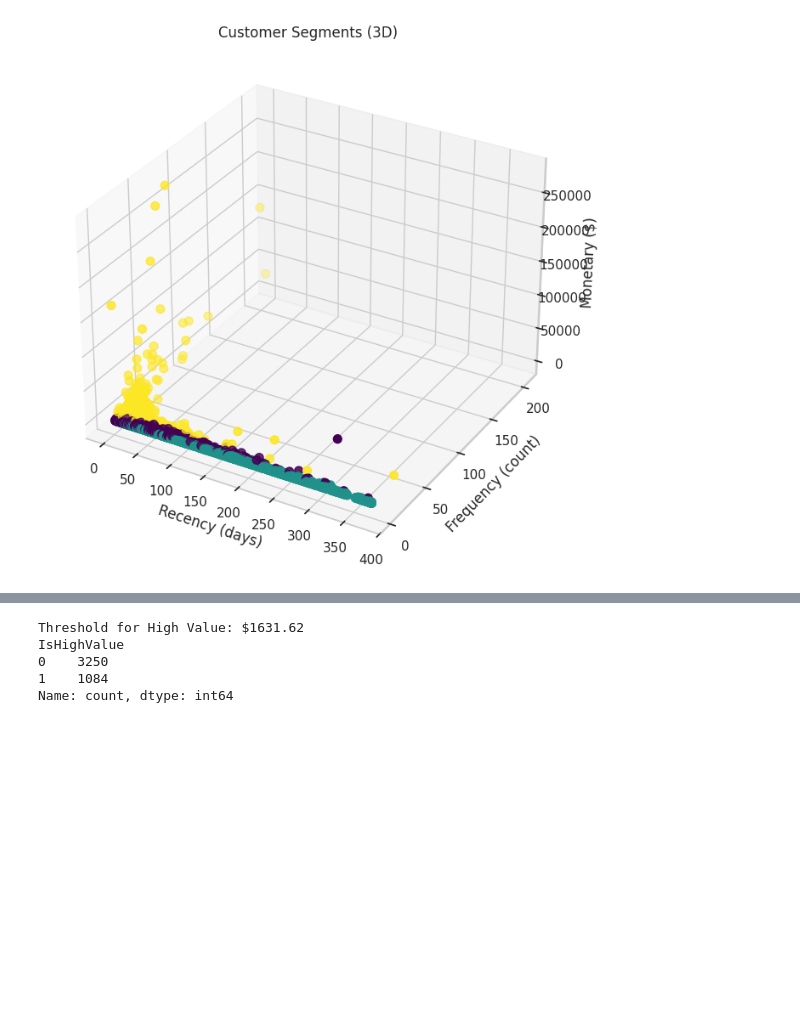
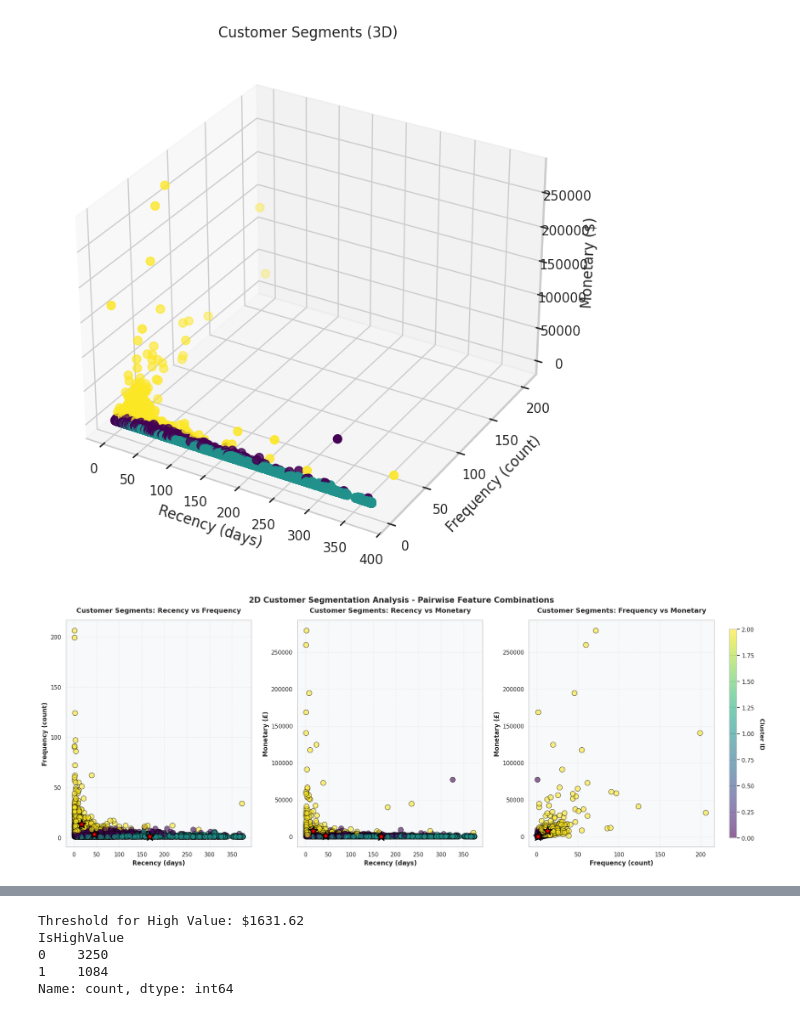
Before and after one commit to arshaimran/Inventory-Optimisation-and-Customer-Segmentation, a Jupyter notebook: DMproject.ipynb, the cells around one changed output, grey strips where cells are left out. Saved outputs shown, nothing was run; the diff lists cells and outputs as text; code cells hidden in the pictures; blank space fills up the shorter version.

Commit message:
Updated project, improved coherence, enhanced visualisations

```diff
--- a/DMproject.ipynb
+++ b/DMproject.ipynb
@@ -311,3 +661,86 @@ plt.title('Customer Segments (3D)')
 plt.show()
 # %% [output]
 [figure]
+# %%
+# 2D Cluster Visualizations - Pairwise Feature Combinations
+fig, axes = plt.subplots(1, 3, figsize=(20, 8))
+
+# Define cluster names for better interpretation
+cluster_names = {0: 'Cluster 0', 1: 'Cluster 1', 2: 'Cluster 2'}
+colors = ['#FF6B6B', '#4ECDC4', '#45B7D1']
+
+# 1. Recency vs Frequency
+scatter1 = axes[0].scatter(rfm['Recency'], rfm['Frequency'],
+                          c=rfm['Cluster'], cmap='viridis',
+                          s=100, alpha=0.6, edgecolors='black', linewidth=1)
+axes[0].set_xlabel('Recency (days)', fontsize=12, fontweight='bold')
+axes[0].set_ylabel('Frequency (count)', fontsize=12, fontweight='bold')
+axes[0].set_title('Customer Segments: Recency vs Frequency', fontsize=13, fontweight='bold', pad=15)
+axes[0].grid(True, alpha=0.3, linestyle='--')
+axes[0].set_facecolor('#f8f9fa')
+
+# Add cluster centroids
+for cluster in rfm['Cluster'].unique():
+    cluster_data = rfm[rfm['Cluster'] == cluster]
+    centroid_r = cluster_data['Recency'].mean()
+    centroid_f = cluster_data['Frequency'].mean()
+    axes[0].scatter(centroid_r, centroid_f, c='red', s=300,
+                   marker='*', edgecolors='black', linewidth=2,
+                   label=f'Centroid {cluster}', zorder=5)
+
+# 2. Recency vs Monetary
+scatter2 = axes[1].scatter(rfm['Recency'], rfm['Monetary'],
+                          c=rfm['Cluster'], cmap='viridis',
+                          s=100, alpha=0.6, edgecolors='black', linewidth=1)
+axes[1].set_xlabel('Recency (days)', fontsize=12, fontweight='bold')
+axes[1].set_ylabel('Monetary (£)', fontsize=12, fontweight='bold')
+axes[1].set_title('Customer Segments: Recency vs Monetary', fontsize=13, fontweight='bold', pad=15)
+axes[1].grid(True, alpha=0.3, linestyle='--')
+axes[1].set_facecolor('#f8f9fa')
+
+# Add cluster centroids
+for cluster in rfm['Cluster'].unique():
+    cluster_data = rfm[rfm['Cluster'] == cluster]
+    centroid_r = cluster_data['Recency'].mean()
+    centroid_m = cluster_data['Monetary'].mean()
+    axes[1].scatter(centroid_r, centroid_m, c='red', s=300,
+                   marker='*', edgecolors='black', linewidth=2, zorder=5)
+
+# 3. Frequency vs Monetary
+scatter3 = axes[2].scatter(rfm['Frequency'], rfm['Monetary'],
+                          c=rfm['Cluster'], cmap='viridis',
+                          s=100, alpha=0.6, edgecolors='black', linewidth=1)
+axes[2].set_xlabel('Frequency (count)', fontsize=12, fontweight='bold')
+axes[2].set_ylabel('Monetary (£)', fontsize=12, fontweight='bold')
+axes[2].set_title('Customer Segments: Frequency vs Monetary', fontsize=13, fontweight='bold', pad=15)
+axes[2].grid(True, alpha=0.3, linestyle='--')
+axes[2].set_facecolor('#f8f9fa')
+
+# Add cluster centroids
+for cluster in rfm['Cluster'].unique():
+    cluster_data = rfm[rfm['Cluster'] == cluster]
+    centroid_f = cluster_data['Frequency'].mean()
+    centroid_m = cluster_data['Monetary'].mean()
+    axes[2].scatter(centroid_f, centroid_m, c='red', s=300,
+                   marker='*', edgecolors='black', linewidth=2, zorder=5)
+
+# Add a shared colorbar with manual positioning
+fig.subplots_adjust(left=0.05, right=0.92, top=0.88, bottom=0.12, wspace=0.25)
+cbar_ax = fig.add_axes([0.94, 0.15, 0.01, 0.7])
+cbar = fig.colorbar(scatter3, cax=cbar_ax)
+cbar.set_label('Cluster ID', rotation=270, labelpad=20, fontsize=11, fontweight='bold')
+
+plt.suptitle('2D Customer Segmentation Analysis - Pairwise Feature Combinations',
+             fontsize=15, fontweight='bold', y=0.96)
+
+plt.show()
+
+# Print cluster sizes
+print("\nCluster Distribution:")
+print("=" * 50)
+for cluster in sorted(rfm['Cluster'].unique()):
+    count = (rfm['Cluster'] == cluster).sum()
+    percentage = (count / len(rfm)) * 100
+    print(f"Cluster {cluster}: {count} customers ({percentage:.1f}%)")
+# %% [output]
+[figure, added]
```
Also changed, not shown: parts of 39 cells of this notebook, 1 other file.
